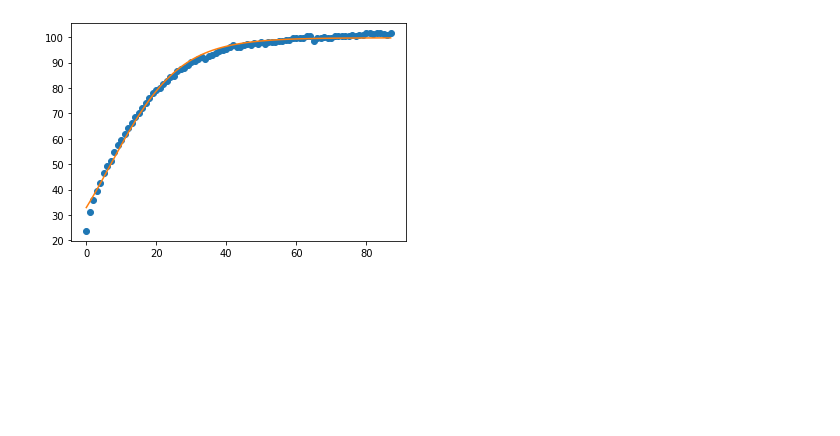
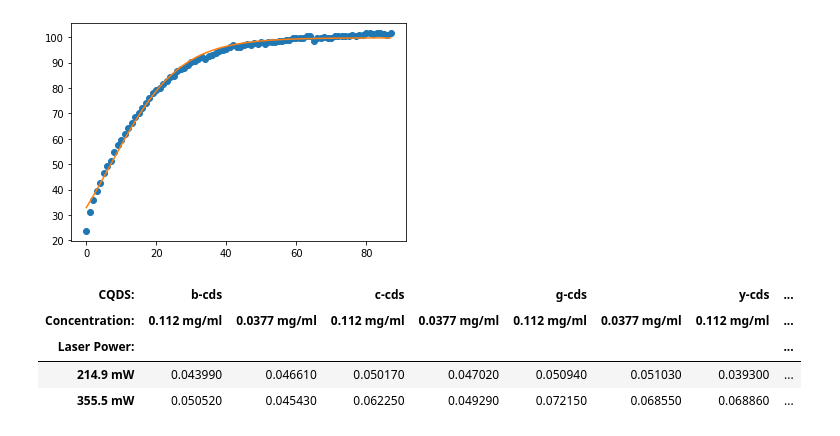
Before and after one commit to salarbalou/Experimetal_Resulsts, a Jupyter notebook: Light_to_Heat_conversion.ipynb, the cells around one changed output. Drawn from its saved outputs; the diff is of its cells as text; code cells hidden in the pictures; blank space fills up the shorter version.

```diff
--- a/Light_to_Heat_conversion.ipynb
+++ b/Light_to_Heat_conversion.ipynb
@@ -437,6 +438,8 @@ for i in range(10):
 for i in range(10):
  resn = srf(tn[i], Tn[i])
  b_low.append(resn)
-np.c_[(b_low, b_high)]
+dataframe = np.c_[(b_high, b_low)]
+pandasx = dataframe[0::2, :].reshape(-1)
+pandasy = dataframe[1::2, :].reshape(-1)
 # %% [output]
 overflow encountered in exp
@@ -457,3 +450,14 @@ overflow encountered in exp
 [<matplotlib.lines.Line2D at 0x...>,
  <matplotlib.lines.Line2D at 0x...>]
 [figure]
+# %%
+df = pd.DataFrame([pandasx,pandasy],
+                  index=pd.Index(['214.9 mW', '355.5 mW'], name='Laser Power:'),
+                  columns=pd.MultiIndex.from_product([['b-cds', 'c-cds', 'g-cds', 'y-cds', 'r-cds'],['0.112 mg/ml', '0.0377 mg/ml']], names=['CQDS:', 'Concentration:']))
+df.style
+# %% [output]
+| CQDS: | b-cds |  | c-cds |  | g-cds |  | y-cds | ... |
+| Concentration: | 0.112 mg/ml | 0.0377 mg/ml | 0.112 mg/ml | 0.0377 mg/ml | 0.112 mg/ml | 0.0377 mg/ml | 0.112 mg/ml | ... |
+| Laser Power: |  |  |  |  |  |  |  | ... |
+| 214.9 mW | 0.043990 | 0.046610 | 0.050170 | 0.047020 | 0.050940 | 0.051030 | 0.039300 | ... |
+| 355.5 mW | 0.050520 | 0.045430 | 0.062250 | 0.049290 | 0.072150 | 0.068550 | 0.068860 | ... |
```
Also changed, not shown: parts of 2 cells of this notebook.
